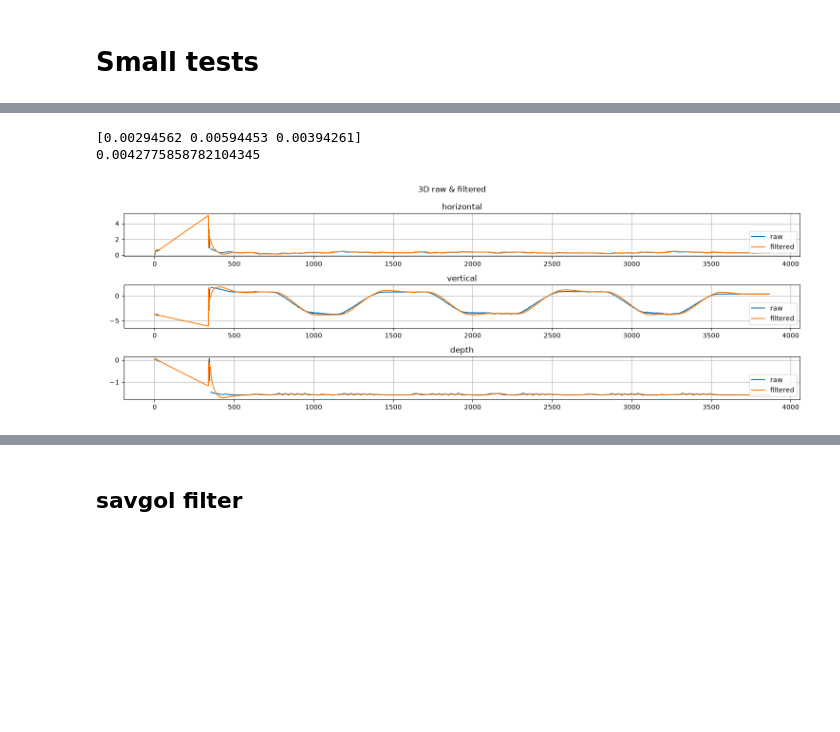
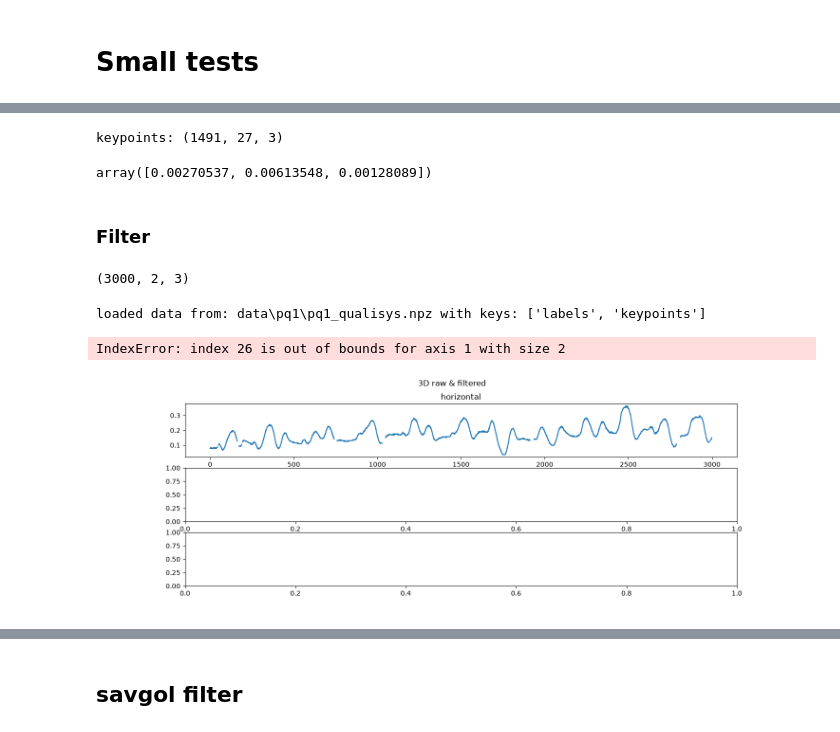
Before and after one commit to MateUnger/Realsense, a Jupyter notebook: test.ipynb, the cells around one changed output, grey strips where cells are left out. Cells and saved outputs as stored; diff of their text form; code cells hidden in the pictures; blank space fills up the shorter version.

```diff
--- a/test.ipynb
+++ b/test.ipynb
@@ -664,7 +665,7 @@ import numpy as np
 import pyrealsense2 as rs
 from util import *
 
-recording_name = "noise_close"
+recording_name = "pq1"
 folder_name = os.path.join("data", recording_name)
 filename_keypoints_2d_filtered = os.path.join(folder_name, recording_name + "_keypoints_2d_filtered.npy")
 filename_metadata = os.path.join(folder_name, recording_name + "_metadata.json")
@@ -796,7 +798,7 @@ import cv2
 from util import get_image_points, Pattern, stereo_labels
 import matplotlib.pyplot as plt
 
-recording_name = "noise_close"
+recording_name = "pq1"
 folder_name = os.path.join("data", recording_name)
 filename_metadata = os.path.join(folder_name, recording_name + "_metadata.json")
 filename_keypoints_3d_filtered = os.path.join(folder_name, recording_name + "_keypoints_3d_filtered.npy")
@@ -1271,3 +1280,18 @@ squared shape: (3,)
+# %%
+recording_name = 'noise_close'
+keypoints_3d_noise = np.load(os.path.join('data', recording_name, recording_name+'_keypoints_3d_global.npy'))
+print(f'keypoints: {keypoints_3d_noise.shape}')
+
+KPT_IDX = 26
+
+kpt = keypoints_3d_noise[400:,KPT_IDX,:3400]
+static_std = np.nanstd(kpt, axis=0)
+static_std
+# %% [output]
+keypoints: (1491, 27, 3)
+array([0.00270537, 0.00613548, 0.00128089])
+# %% [markdown]
+### Filter
 # %%
 import numpy as np
 from filterpy.kalman import KalmanFilter
@@ -1367,14 +1395,22 @@ def kalman_filter_keypoints(
             filtered[t, j] = kf.x[:3]
 
     return filtered
+# %%
+keypoints_raw[:,18:20,:].shape
+# %% [output]
+(3000, 2, 3)
 # %%
-KPT_IDX=14
+recording_name = "pq1"
+filename_metadata = os.path.join("data", recording_name, recording_name + "_metadata.json")
+filename_keypoints_3d_global = os.path.join("data", recording_name, recording_name + "_keypoints_3d_global.npy")
+filename_qualisys = os.path.join('data', recording_name, recording_name+'_qualisys.npz')
 
-kpt = keypoints_3d_global[250:,KPT_IDX,:]
-position_std_per_coordinate = np.std(kpt, axis=0)
-position_std = np.mean(position_std_per_coordinate)
-print(position_std_per_coordinate)
-print(position_std)
+keypoints_raw = np.load(filename_keypoints_3d_global)
+with open(filename_metadata) as f:
+    metadata = json.load(f)
+
+keypoints_raw = keypoints_raw[400:3400,:,:]
+keypoints_kalman = kalman_filter_keypoints(data=keypoints_raw[:,18:20,:],dt=1/metadata['fps'], measurement_std=static_std)
+keypoints_qualisys, qualisys_labels = load_keypoints_and_labels(filename=filename_qualisys)
 # %% [output]
-[0.00294562 0.00594453 0.00394261]
-0.0042775858782104345
+loaded data from: data\pq1\pq1_qualisys.npz with keys: ['labels', 'keypoints']
@@ -1384,28 +1417,29 @@ kalman_filtered = kalman_filter_keypoints(data=keypoints_3d_all_raw, dt=1/60,acc
 # %%
 # PLOT 3D COORDINATES INDIVIDUALLY
-KPT_IDX = 18
+KPT_NAME = 'mid_shoulder'
 
 plt.close('all')
 fig, axs = plt.subplots(3,1, figsize=(15,5))
 fig.suptitle('3D raw & filtered')
 
 axs[0].set_title('horizontal')
-axs[0].plot(keypoints_3d_all_raw[:,KPT_IDX,0], label='raw')
-axs[0].plot(kalman_filtered[:,KPT_IDX,0], label='filtered')
+axs[0].plot(keypoints_raw[:,labels.index(KPT_NAME),0], label='raw')
+axs[0].plot(keypoints_kalman[:,labels.index(KPT_NAME),0], label='filtered')
 
 axs[1].set_title('vertical')
-axs[1].plot(keypoints_3d_all_raw[:,KPT_IDX,1], label='raw')
-axs[1].plot(kalman_filtered[:,KPT_IDX,1], label='filtered')
+axs[1].plot(keypoints_raw[:,labels.index(KPT_NAME),1], label='raw')
+axs[1].plot(keypoints_kalman[:,labels.index(KPT_NAME),1], label='filtered')
 
 axs[2].set_title('depth')
-axs[2].plot(keypoints_3d_all_raw[:,KPT_IDX,2], label='raw')
-axs[2].plot(kalman_filtered[:,KPT_IDX,2], label='filtered')
+axs[2].plot(keypoints_raw[:,labels.index(KPT_NAME),2], label='raw')
+axs[2].plot(keypoints_kalman[:,labels.index(KPT_NAME),2], label='filtered')
 
 
 for ax in axs:
     ax.grid()
     ax.legend(loc="lower right")
 plt.tight_layout()
 # %% [output]
+IndexError: index 26 is out of bounds for axis 1 with size 2
-[figure, old version]
+[figure, new version]
 # %%
```
Also changed, not shown: parts of 31 cells of this notebook, 3 other files.
